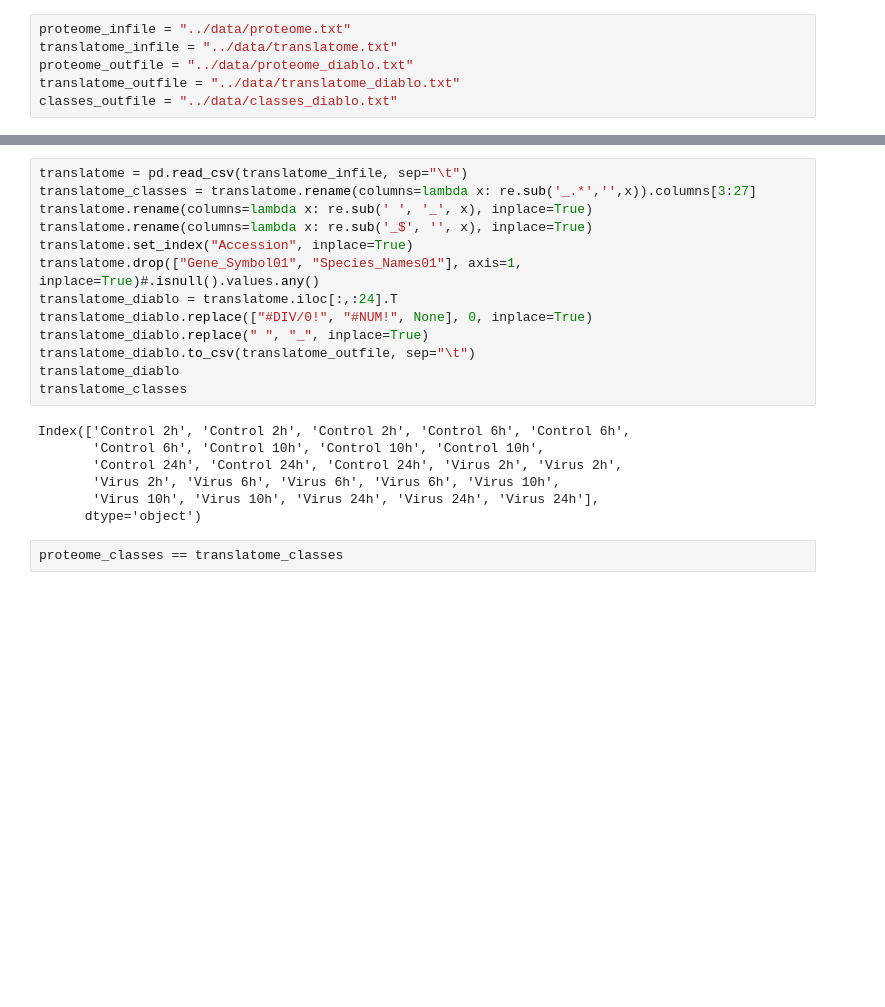
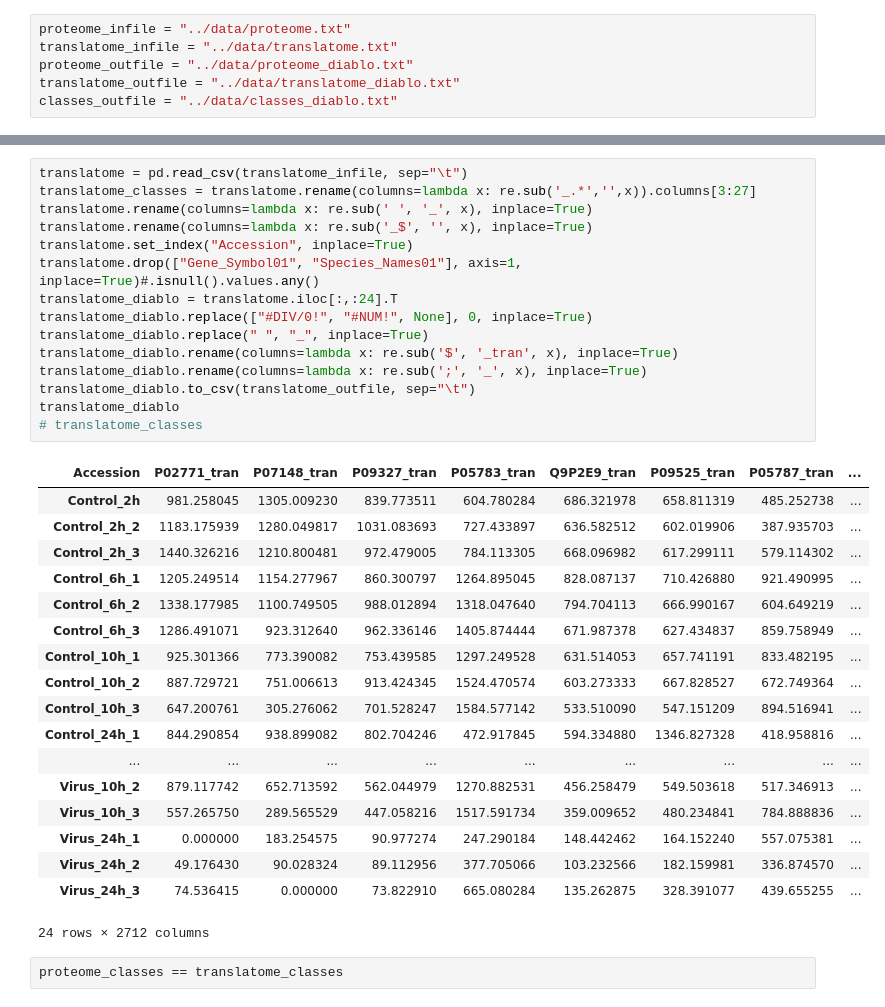
Before and after one commit to tyronechen/SARS-CoV-2, a Jupyter notebook: src/multiomics_SARS-Cov-2.ipynb, the cells around one changed output, grey strips where cells are left out. Cells and saved outputs as stored; diff of their text form; blank space fills up the shorter version.

```diff
--- a/src/multiomics_SARS-Cov-2.ipynb
+++ b/src/multiomics_SARS-Cov-2.ipynb
@@ -51,23 +54,37 @@ proteome_diablo
 # %%
 translatome = pd.read_csv(translatome_infile, sep="\t")
 translatome_classes = translatome.rename(columns=lambda x: re.sub('_.*','',x)).columns[3:27]
 translatome.rename(columns=lambda x: re.sub(' ', '_', x), inplace=True)
 translatome.rename(columns=lambda x: re.sub('_$', '', x), inplace=True)
 translatome.set_index("Accession", inplace=True)
 translatome.drop(["Gene_Symbol01", "Species_Names01"], axis=1, inplace=True)#.isnull().values.any()
 translatome_diablo = translatome.iloc[:,:24].T
 translatome_diablo.replace(["#DIV/0!", "#NUM!", None], 0, inplace=True)
 translatome_diablo.replace(" ", "_", inplace=True)
+translatome_diablo.rename(columns=lambda x: re.sub('$', '_tran', x), inplace=True)
+translatome_diablo.rename(columns=lambda x: re.sub(';', '_', x), inplace=True)
 translatome_diablo.to_csv(translatome_outfile, sep="\t")
 translatome_diablo
-translatome_classes
+# translatome_classes
 # %% [output]
+| Accession | P02771_tran | P07148_tran | P09327_tran | P05783_tran | Q9P2E9_tran | P09525_tran | P05787_tran | ... |
+| Control_2h | 981.258045 | 1305.009230 | 839.773511 | 604.780284 | 686.321978 | 658.811319 | 485.252738 | ... |
+| Control_2h_2 | 1183.175939 | 1280.049817 | 1031.083693 | 727.433897 | 636.582512 | 602.019906 | 387.935703 | ... |
+| Control_2h_3 | 1440.326216 | 1210.800481 | 972.479005 | 784.113305 | 668.096982 | 617.299111 | 579.114302 | ... |
+| Control_6h_1 | 1205.249514 | 1154.277967 | 860.300797 | 1264.895045 | 828.087137 | 710.426880 | 921.490995 | ... |
+| Control_6h_2 | 1338.177985 | 1100.749505 | 988.012894 | 1318.047640 | 794.704113 | 666.990167 | 604.649219 | ... |
+| Control_6h_3 | 1286.491071 | 923.312640 | 962.336146 | 1405.874444 | 671.987378 | 627.434837 | 859.758949 | ... |
+| Control_10h_1 | 925.301366 | 773.390082 | 753.439585 | 1297.249528 | 631.514053 | 657.741191 | 833.482195 | ... |
+| Control_10h_2 | 887.729721 | 751.006613 | 913.424345 | 1524.470574 | 603.273333 | 667.828527 | 672.749364 | ... |
+| Control_10h_3 | 647.200761 | 305.276062 | 701.528247 | 1584.577142 | 533.510090 | 547.151209 | 894.516941 | ... |
+| Control_24h_1 | 844.290854 | 938.899082 | 802.704246 | 472.917845 | 594.334880 | 1346.827328 | 418.958816 | ... |
+| ... | ... | ... | ... | ... | ... | ... | ... | ... |
+| Virus_10h_2 | 879.117742 | 652.713592 | 562.044979 | 1270.882531 | 456.258479 | 549.503618 | 517.346913 | ... |
+| Virus_10h_3 | 557.265750 | 289.565529 | 447.058216 | 1517.591734 | 359.009652 | 480.234841 | 784.888836 | ... |
+| Virus_24h_1 | 0.000000 | 183.254575 | 90.977274 | 247.290184 | 148.442462 | 164.152240 | 557.075381 | ... |
+| Virus_24h_2 | 49.176430 | 90.028324 | 89.112956 | 377.705066 | 103.232566 | 182.159981 | 336.874570 | ... |
+| Virus_24h_3 | 74.536415 | 0.000000 | 73.822910 | 665.080284 | 135.262875 | 328.391077 | 439.655255 | ... |
-Index(['Control 2h', 'Control 2h', 'Control 2h', 'Control 6h', 'Control 6h',
-       'Control 6h', 'Control 10h', 'Control 10h', 'Control 10h',
-       'Control 24h', 'Control 24h', 'Control 24h', 'Virus 2h', 'Virus 2h',
-       'Virus 2h', 'Virus 6h', 'Virus 6h', 'Virus 6h', 'Virus 10h',
-       'Virus 10h', 'Virus 10h', 'Virus 24h', 'Virus 24h', 'Virus 24h'],
-      dtype='object')
+24 rows × 2712 columns
 # %%
 proteome_classes == translatome_classes
 # %% [output]
```
Also changed, not shown: parts of 1 cell of this notebook, 2 other files.
